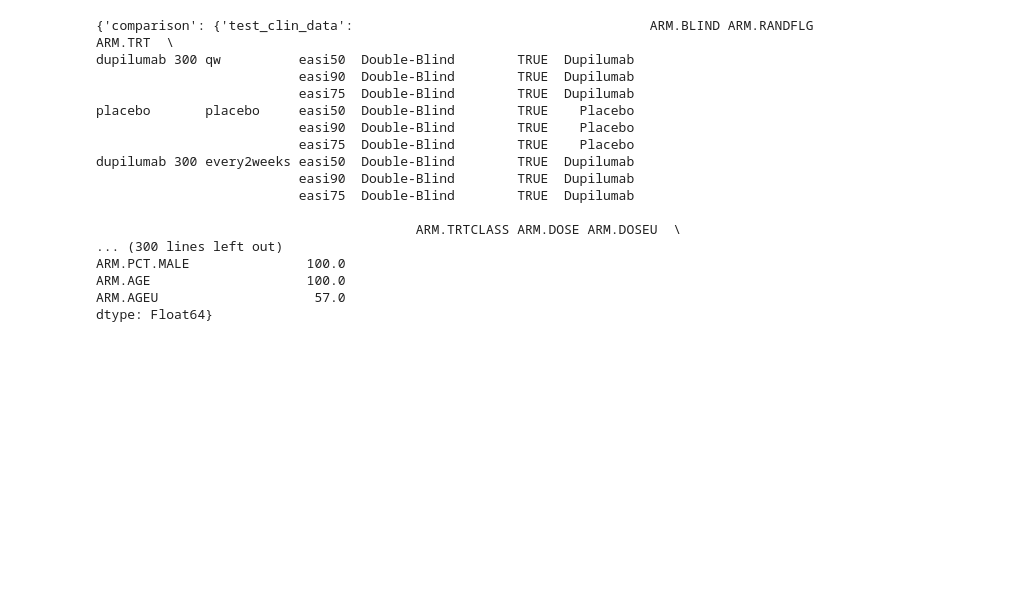
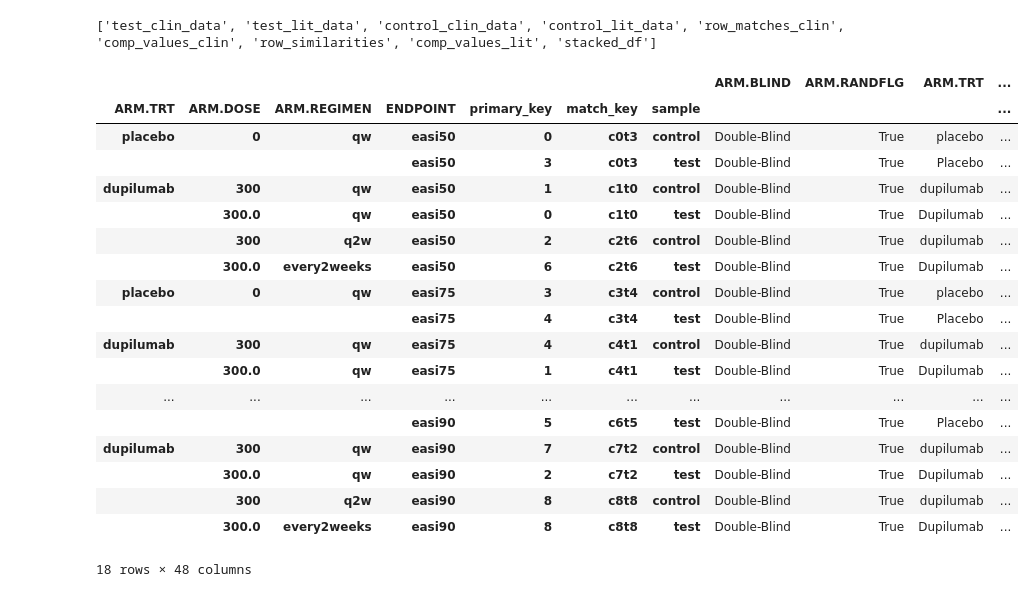
Before and after one commit to Harvard-Pfizer-HECTRE/HECTRE, a Jupyter notebook: hectre/reports/accuracy.ipynb, the cells around one changed output. Drawn from its saved outputs; the diff is of its cells as text; code cells hidden in the pictures; blank space fills up the shorter version.

Commit message:
Stacked test, control dataframe

```diff
--- a/hectre/reports/accuracy.ipynb
+++ b/hectre/reports/accuracy.ipynb
@@ -23,22 +22,26 @@ acc = accuracy.cdf_accuracy(
     PROJ_ROOT + "/hectre/tests/test_data/cdfs/305_deBruin_2018.csv"
 )
 # %%
-print(acc)
+print(list(acc['comparison'].keys()))
+display(acc['comparison']['stacked_df'])
 # %% [output]
-{'comparison': {'test_clin_data':                                      ARM.BLIND ARM.RANDFLG    ARM.TRT  \
-dupilumab 300 qw          easi50  Double-Blind        TRUE  Dupilumab
-                          easi90  Double-Blind        TRUE  Dupilumab
-                          easi75  Double-Blind        TRUE  Dupilumab
-placebo       placebo     easi50  Double-Blind        TRUE    Placebo
-                          easi90  Double-Blind        TRUE    Placebo
-                          easi75  Double-Blind        TRUE    Placebo
-dupilumab 300 every2weeks easi50  Double-Blind        TRUE  Dupilumab
-                          easi90  Double-Blind        TRUE  Dupilumab
-                          easi75  Double-Blind        TRUE  Dupilumab
-
-                                         ARM.TRTCLASS ARM.DOSE ARM.DOSEU  \
-... (300 lines left out)
-ARM.PCT.MALE               100.0
-ARM.AGE                    100.0
-ARM.AGEU                    57.0
-dtype: Float64}
+['test_clin_data', 'test_lit_data', 'control_clin_data', 'control_lit_data', 'row_matches_clin', 'comp_values_clin', 'row_similarities', 'comp_values_lit', 'stacked_df']
+|  |  |  |  |  |  |  | ARM.BLIND | ARM.RANDFLG | ARM.TRT | ... |
+| ARM.TRT | ARM.DOSE | ARM.REGIMEN | ENDPOINT | primary_key | match_key | sample |  |  |  | ... |
+| placebo | 0 | qw | easi50 | 0 | c0t3 | control | Double-Blind | True | placebo | ... |
+|  |  |  | easi50 | 3 | c0t3 | test | Double-Blind | True | Placebo | ... |
+| dupilumab | 300 | qw | easi50 | 1 | c1t0 | control | Double-Blind | True | dupilumab | ... |
+|  | 300.0 | qw | easi50 | 0 | c1t0 | test | Double-Blind | True | Dupilumab | ... |
+|  | 300 | q2w | easi50 | 2 | c2t6 | control | Double-Blind | True | dupilumab | ... |
+|  | 300.0 | every2weeks | easi50 | 6 | c2t6 | test | Double-Blind | True | Dupilumab | ... |
+| placebo | 0 | qw | easi75 | 3 | c3t4 | control | Double-Blind | True | placebo | ... |
+|  |  |  | easi75 | 4 | c3t4 | test | Double-Blind | True | Placebo | ... |
+| dupilumab | 300 | qw | easi75 | 4 | c4t1 | control | Double-Blind | True | dupilumab | ... |
+|  | 300.0 | qw | easi75 | 1 | c4t1 | test | Double-Blind | True | Dupilumab | ... |
+| ... | ... | ... | ... | ... | ... | ... | ... | ... | ... | ... |
+|  |  |  | easi90 | 5 | c6t5 | test | Double-Blind | True | Placebo | ... |
+| dupilumab | 300 | qw | easi90 | 7 | c7t2 | control | Double-Blind | True | dupilumab | ... |
+|  | 300.0 | qw | easi90 | 2 | c7t2 | test | Double-Blind | True | Dupilumab | ... |
+|  | 300 | q2w | easi90 | 8 | c8t8 | control | Double-Blind | True | dupilumab | ... |
+|  | 300.0 | every2weeks | easi90 | 8 | c8t8 | test | Double-Blind | True | Dupilumab | ... |
+18 rows × 48 columns
```
Also changed, not shown: parts of 5 cells of this notebook, 2 other files.
